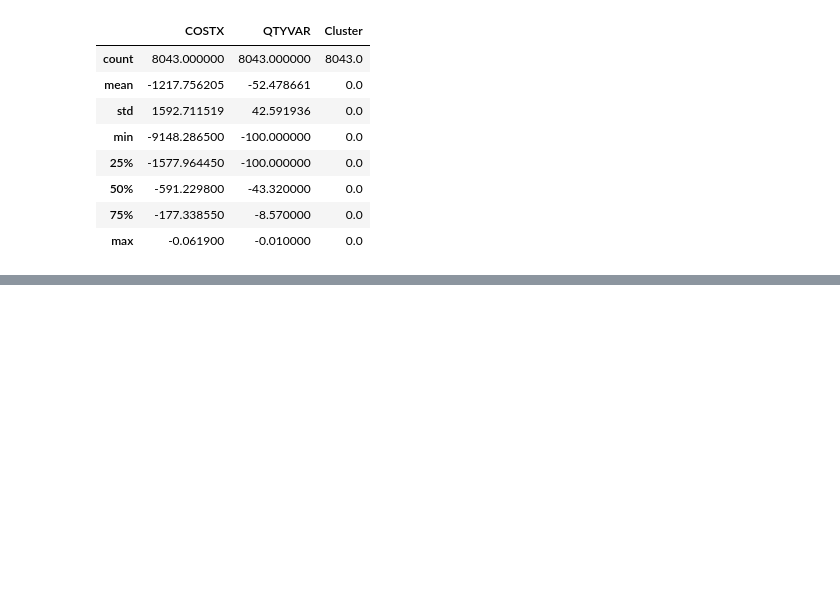
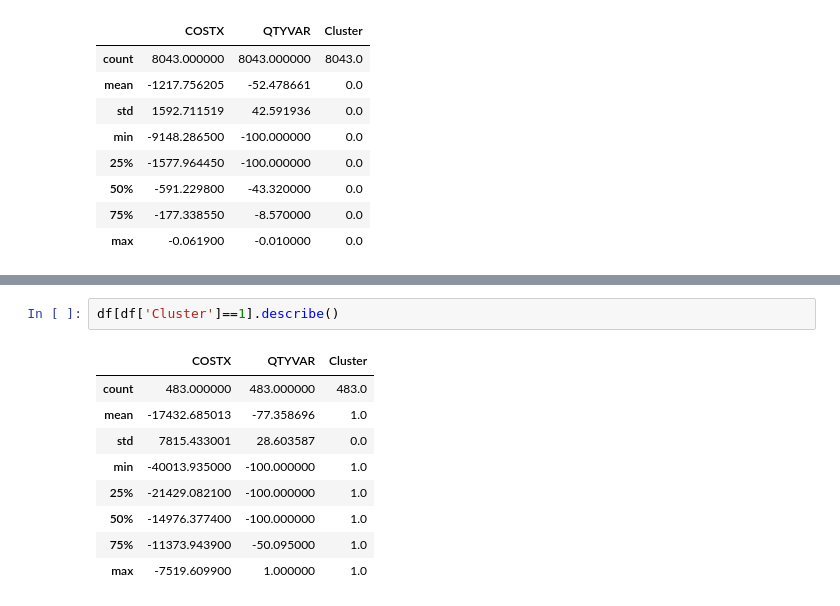
Before and after one commit to rjnakano/manejo-inventarios-pdg, a Jupyter notebook: Notebooks/TDG042521V2.ipynb, the cells around one changed output, grey strips where cells are left out. Saved outputs shown, nothing was run; the diff lists cells and outputs as text; blank space fills up the shorter version.

```diff
--- a/Notebooks/TDG042521V2.ipynb
+++ b/Notebooks/TDG042521V2.ipynb
@@ -831,0 +840,12 @@ df[(df['Cluster']==0) & (df['QTYVAR']<0) & (df['COSTX']!=4555.3851)].describe()
+# %%
+df[df['Cluster']==1].describe()
+# %% [output]
+|  | COSTX | QTYVAR | Cluster |
+| count | 483.000000 | 483.000000 | 483.0 |
+| mean | -17432.685013 | -77.358696 | 1.0 |
+| std | 7815.433001 | 28.603587 | 0.0 |
+| min | -40013.935000 | -100.000000 | 1.0 |
+| 25% | -21429.082100 | -100.000000 | 1.0 |
+| 50% | -14976.377400 | -100.000000 | 1.0 |
+| 75% | -11373.943900 | -50.095000 | 1.0 |
+| max | -7519.609900 | 1.000000 | 1.0 |
```
Also changed, not shown: parts of 3 cells of this notebook.
